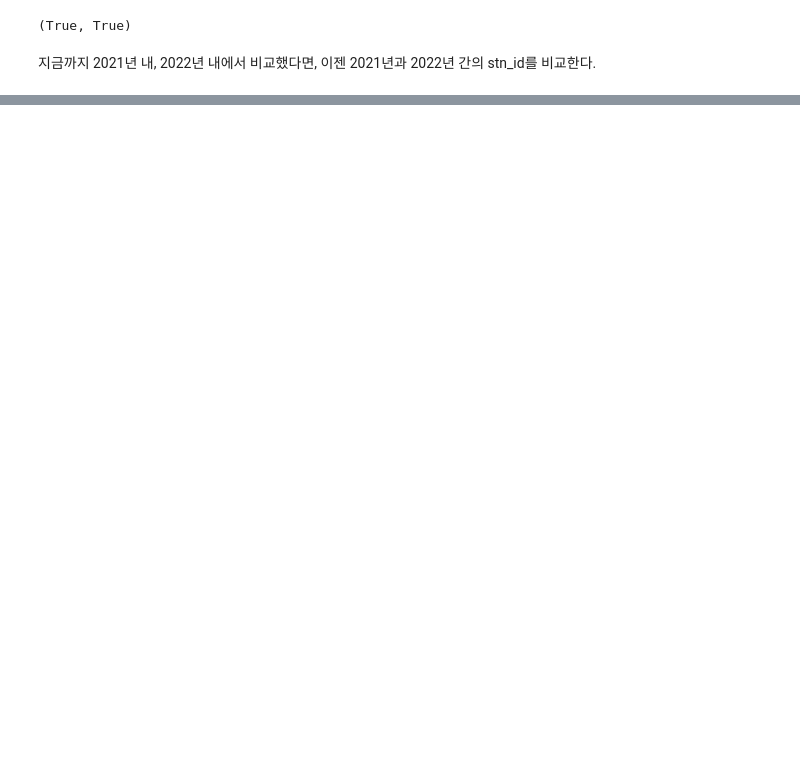
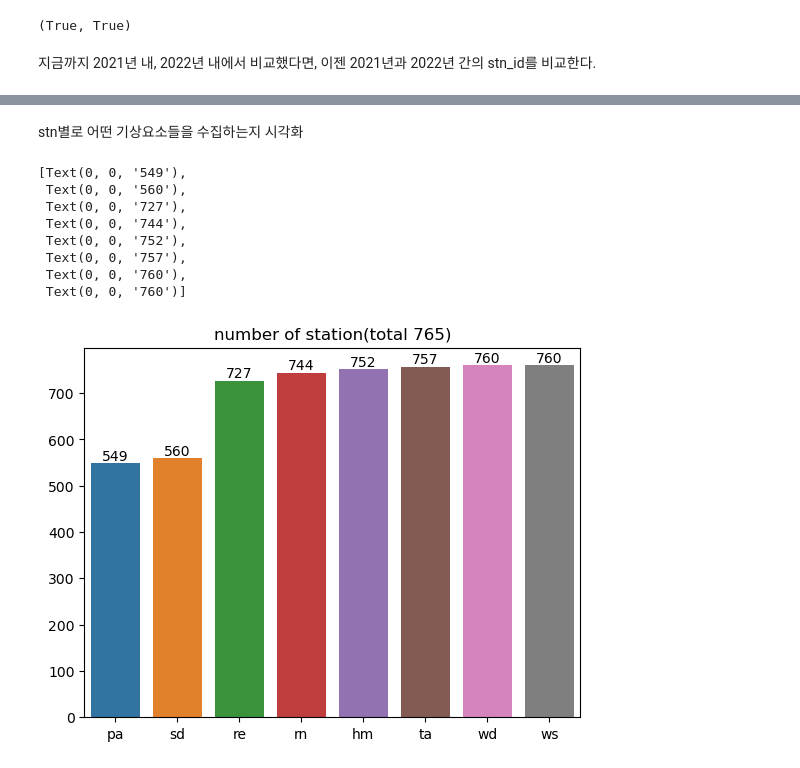
Before and after one commit to bamtol5430/EDA, a Jupyter notebook: dlqc/eda.ipynb, the cells around one changed output, grey strips where cells are left out. Saved outputs shown, nothing was run; the diff lists cells and outputs as text; code cells hidden in the pictures; blank space fills up the shorter version.

```diff
--- a/dlqc/eda.ipynb
+++ b/dlqc/eda.ipynb
@@ -13,6 +16,7 @@ from collections import defaultdict
 # %%
 class DLQC():
     def __init__(self, years):
+        self.years = years
         for year in years:
             setattr(self, f'min_{year}', defaultdict(lambda: np.zeros(shape=12)))
             setattr(self, f'qcd_{year}', defaultdict(lambda: np.zeros(shape=12)))
@@ -160,0 +183,29 @@ TODO - 시각화(full range 비율, 기상요소 사용비율, 결측치 비율
+# %%
+# year, month, stn_id를 가지고 min_df와 qcd_df를 return하는 함수 정의
+# full_date를 가지며 -999결측치는 nan으로 바꾼다.
+def get_min_qcd_df_with_fulldate_nan(year, month, stn_id):
+    full_date = pd.Series(pd.date_range(datetime(year, month, 1), datetime(year, month, 1) + relativedelta(months=1), freq='T', inclusive='left'), name='time')
+    # min csv 읽고, 비어있는 time step nan으로 채워넣기
+    min_df = pd.read_csv(os.path.join(data_dir, str(year), f'dlqc_aws3_min_{stn_id:03d}_{year}{month:02d}.csv'),
+                        header=None, names=header_name, date_format='%Y.%m.%d %H:%M:%S', parse_dates=[0], dtype=dtype_dict)
+    min_df = pd.merge(min_df, full_date, how='outer')
+    min_df.set_index('time', inplace=True)
+    min_df.sort_index(inplace=True)
+
+    # qcd csv가 있으면 읽고, 없으면 nan으로 초기화
+    if os.path.isfile(os.path.join(data_dir, str(year), f'dlqc_aws3_qcd_{stn_id:03d}_{year}{month:02d}.csv')):
+        qcd_df = pd.read_csv(os.path.join(data_dir, str(year), f'dlqc_aws3_qcd_{stn_id:03d}_{year}{month:02d}.csv'),
+                                header=None, names=header_name, date_format='%Y.%m.%d %H:%M:%S', parse_dates=[0], dtype=dtype_dict)
+        qcd_df = pd.merge(qcd_df, full_date, how='outer')
+        qcd_df.set_index('time', inplace=True)
+        qcd_df.sort_index(inplace=True)
+    else:
+        qcd_df = min_df.copy()
+        qcd_df[:] = np.nan
+
+    # -999같이 -900보다 작은 값은 결측값으로 판단, nan처리
+    # 같은 시간대의 qcd에도 1로 지정한다.
+    qcd_df[min_df < -900] = 1
+    min_df[min_df < -900] = np.nan
+
+    return min_df, qcd_df
@@ -160,0 +262,17 @@ TODO - 시각화(full range 비율, 기상요소 사용비율, 결측치 비율
+# %% [markdown]
+stn별로 어떤 기상요소들을 수집하는지 시각화
+# %%
+data_col = pd.DataFrame(stn_to_usecol).sum(axis=1).sort_values()
+bar = sns.barplot(x=data_col.index, y=data_col)
+bar.set_title(f'number of station(total {len(stn_to_usecol)})')
+bar.bar_label(bar.containers[0])
+# %% [output]
+[Text(0, 0, '549'),
+ Text(0, 0, '560'),
+ Text(0, 0, '727'),
+ Text(0, 0, '744'),
+ Text(0, 0, '752'),
+ Text(0, 0, '757'),
+ Text(0, 0, '760'),
+ Text(0, 0, '760')]
+[figure, added]
```
Also changed, not shown: parts of 36 cells of this notebook.
